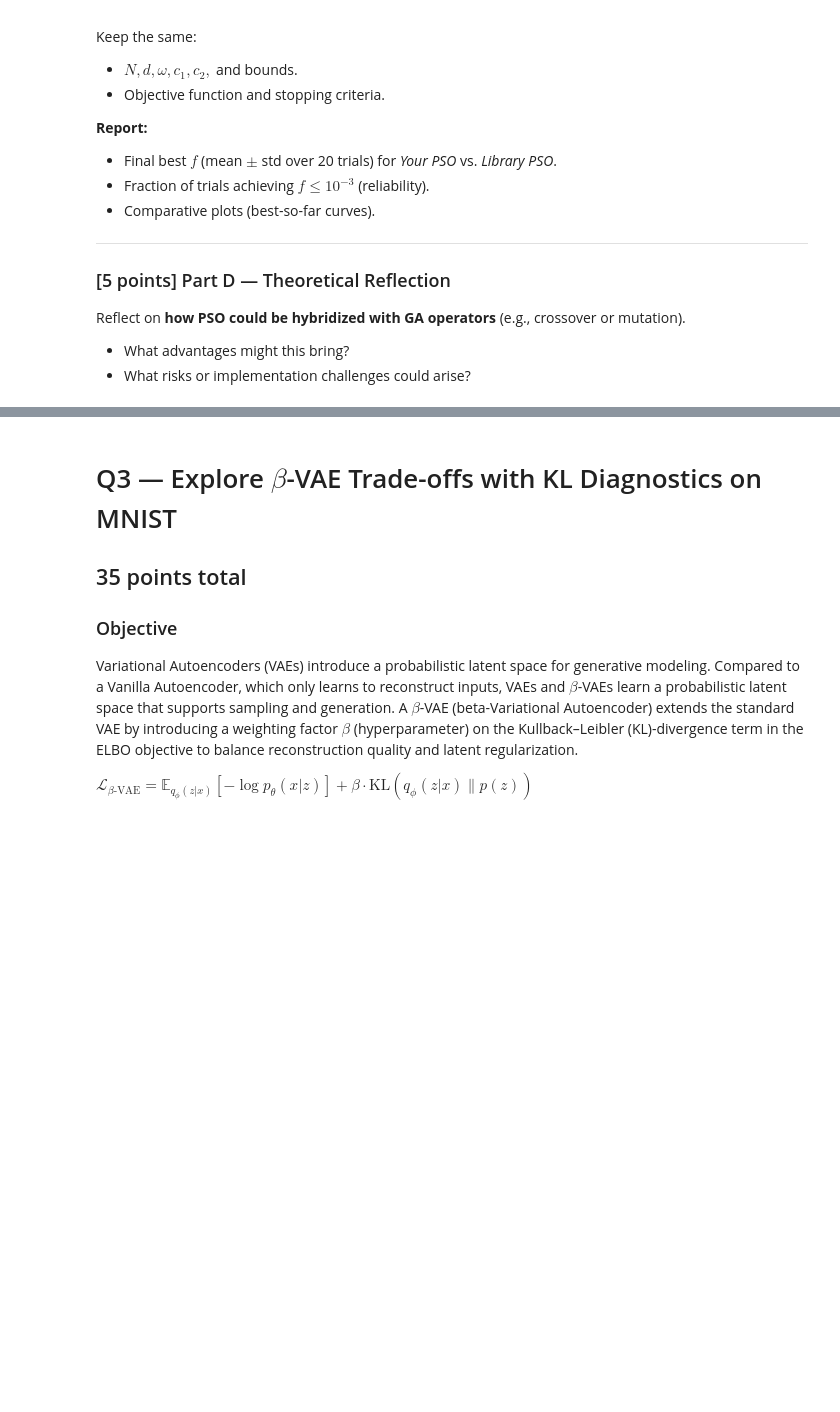
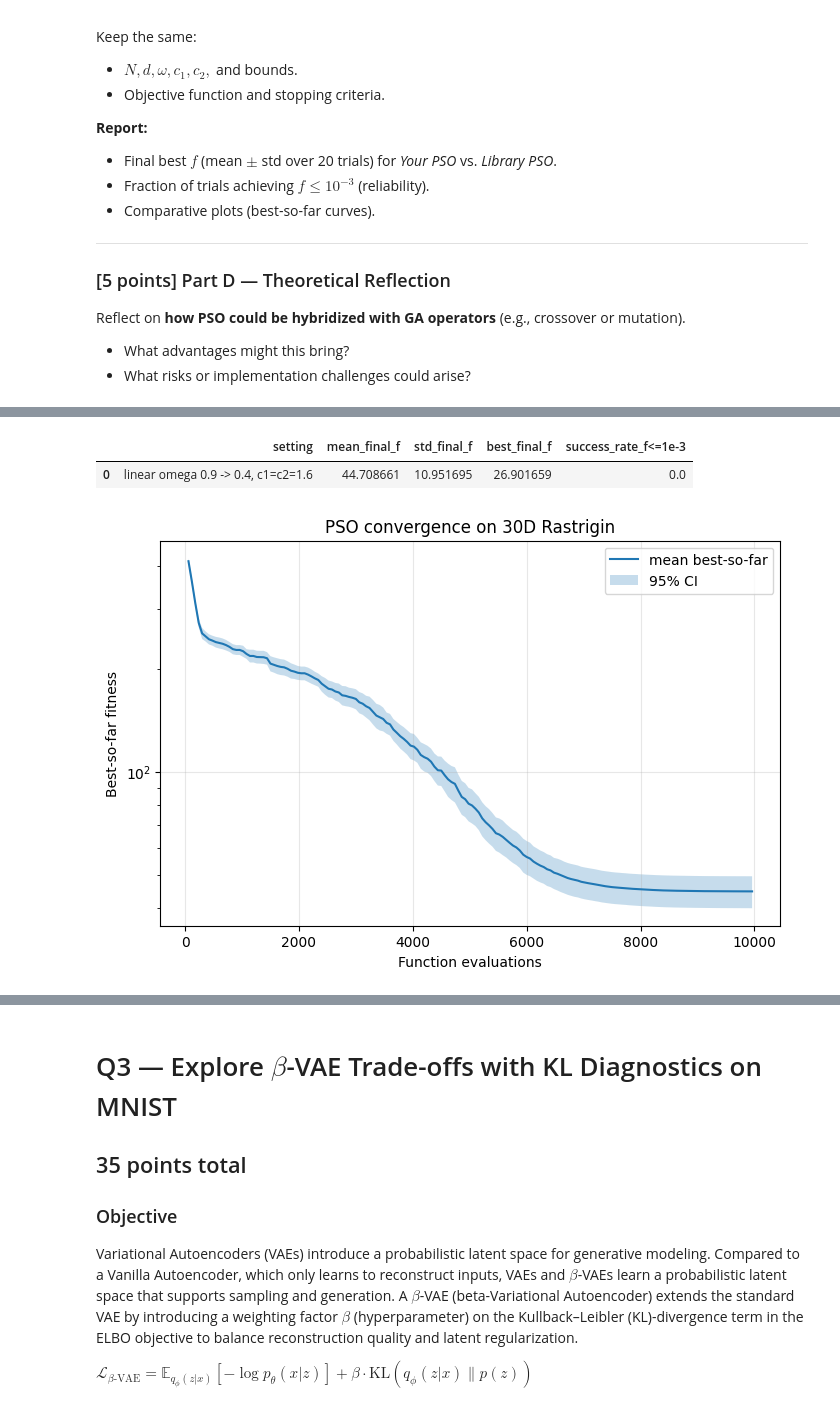
Before and after one commit to CovertRob/ai-algorithms-base, a Jupyter notebook: homework/HW4.ipynb, the cells around one changed output, grey strips where cells are left out. Drawn from its saved outputs; the diff is of its cells as text; code cells hidden in the pictures; blank space fills up the shorter version.

```diff
--- a/homework/HW4.ipynb
+++ b/homework/HW4.ipynb
@@ -179,0 +1306,35 @@ Reflect on **how PSO could be hybridized with GA operators** (e.g., crossover or
+# %%
+BASELINE = {
+    "omega_start": 0.9,
+    "omega_end": 0.4,
+    "c1": 1.6,
+    "c2": 1.6,
+}
+
+baseline_results = [
+    run_pso_trial(seed=2026 + 101 * trial, **BASELINE)
+    for trial in range(20)
+]
+
+baseline_summary = pd.DataFrame([summarize_trials(baseline_results, "linear omega 0.9 -> 0.4, c1=c2=1.6")])
+baseline_summary
+# %% [output]
+|  | setting | mean_final_f | std_final_f | best_final_f | success_rate_f<=1e-3 |
+| 0 | linear omega 0.9 -> 0.4, c1=c2=1.6 | 44.708661 | 10.951695 | 26.901659 | 0.0 |
+# %%
+eval_axis = N_PARTICLES + np.arange(MAX_ITERATIONS + 1) * N_PARTICLES
+baseline_histories = np.array([result["history"] for result in baseline_results])
+baseline_mean, baseline_ci = mean_and_95_ci(baseline_histories)
+
+fig, ax = plt.subplots(figsize=(8, 5))
+ax.plot(eval_axis, baseline_mean, label="mean best-so-far")
+ax.fill_between(eval_axis, baseline_mean - baseline_ci, baseline_mean + baseline_ci, alpha=0.25, label="95% CI")
+ax.set_title("PSO convergence on 30D Rastrigin")
+ax.set_xlabel("Function evaluations")
+ax.set_ylabel("Best-so-far fitness")
+ax.set_yscale("log")
+ax.grid(True, alpha=0.3)
+ax.legend()
+plt.show()
+# %% [output]
+[figure, added]
```
Also changed, not shown: parts of 24 cells of this notebook.
